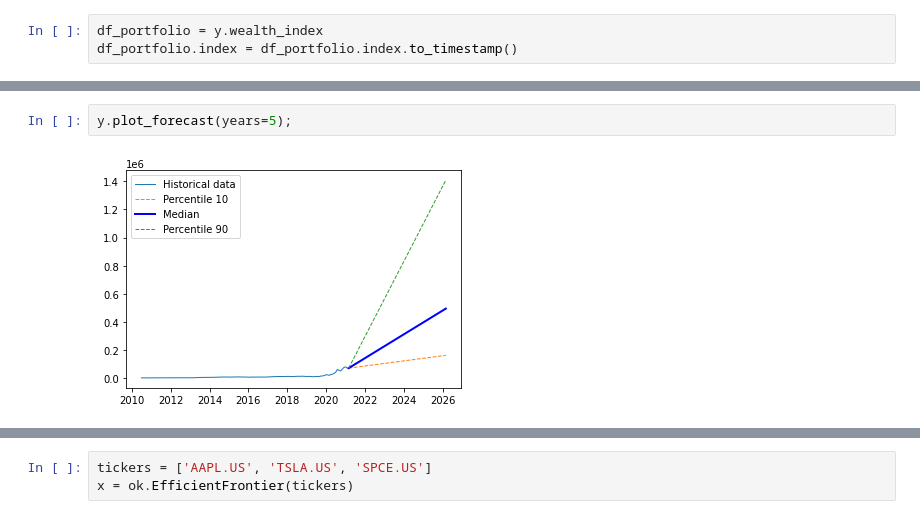
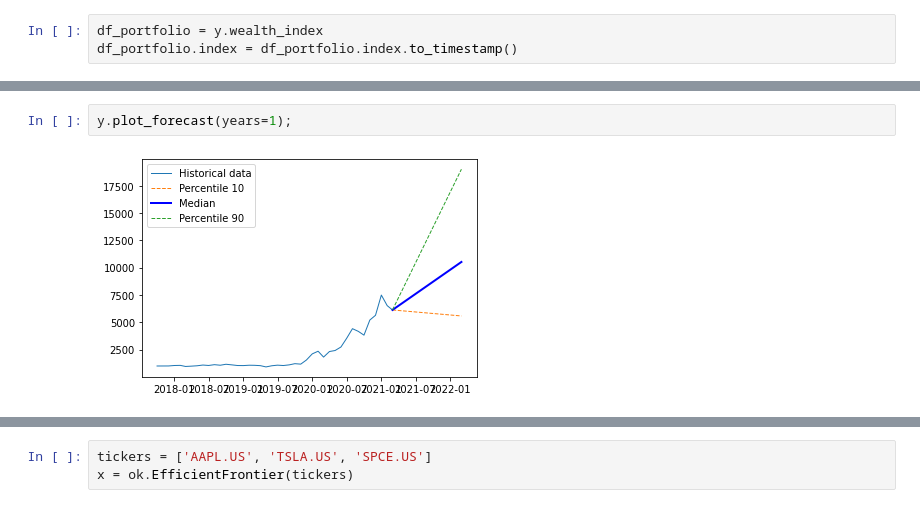
Before and after one commit to MatienkoAndrew/ML_2021, a Jupyter notebook: Diplom/okama.ipynb, the cells around one changed output, grey strips where cells are left out. Saved outputs shown, nothing was run; the diff lists cells and outputs as text.

```diff
--- a/Diplom/okama.ipynb
+++ b/Diplom/okama.ipynb
@@ -189,7 +194,7 @@ y.describe()
 # %%
-y.plot_forecast(years=5);
+y.plot_forecast(years=1);
 # %% [output]
-[figure, old version]
+[figure, new version]
 # %%
 y.wealth_index_with_assets
 # %% [output]
```
Also changed, not shown: parts of 12 cells of this notebook, 7 other files.
